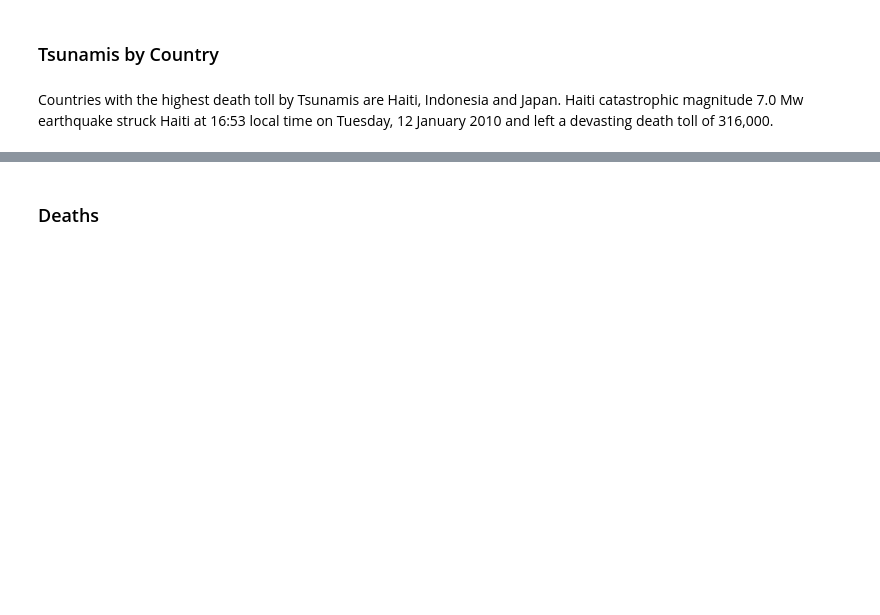
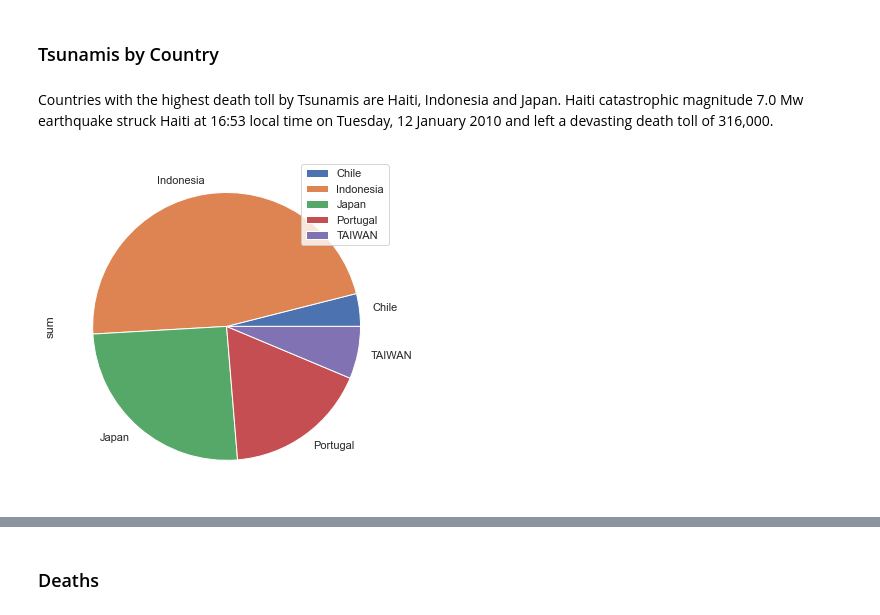
Before and after one commit to ImyPG/Natural-Disaster-Prediction, a Jupyter notebook: ND.ipynb, the cells around one changed output, grey strips where cells are left out. Cells and saved outputs as stored; diff of their text form; code cells hidden in the pictures; blank space fills up the shorter version.

```diff
--- a/ND.ipynb
+++ b/ND.ipynb
@@ -169,8 +180,10 @@ Haiti catastrophic magnitude 7.0 Mw earthquake struck Haiti at 16:53 local time
 # %%
 Deaths_by_Countries = (tsunamisData['DEATHS']>10000)
 temp=tsunamisData[Deaths_by_Countries]
 
-ctry=temp.groupby(['COUNTRY']).agg({'DEATHS':['sum']}).plot(kind='pie', y='DEATHS',figsize=(10, 8))
+ctry=temp.groupby(['COUNTRY']).agg({'DEATHS':['sum']}).plot(kind='pie', y='DEATHS',figsize=(6, 8))
 ctry;
+# %% [output]
+[figure, added]
 # %%
 tsunamisData.groupby(['COUNTRY'])['ID'].count().sort_values(ascending=False)
```
Also changed, not shown: parts of 19 cells of this notebook, 1 other file.
